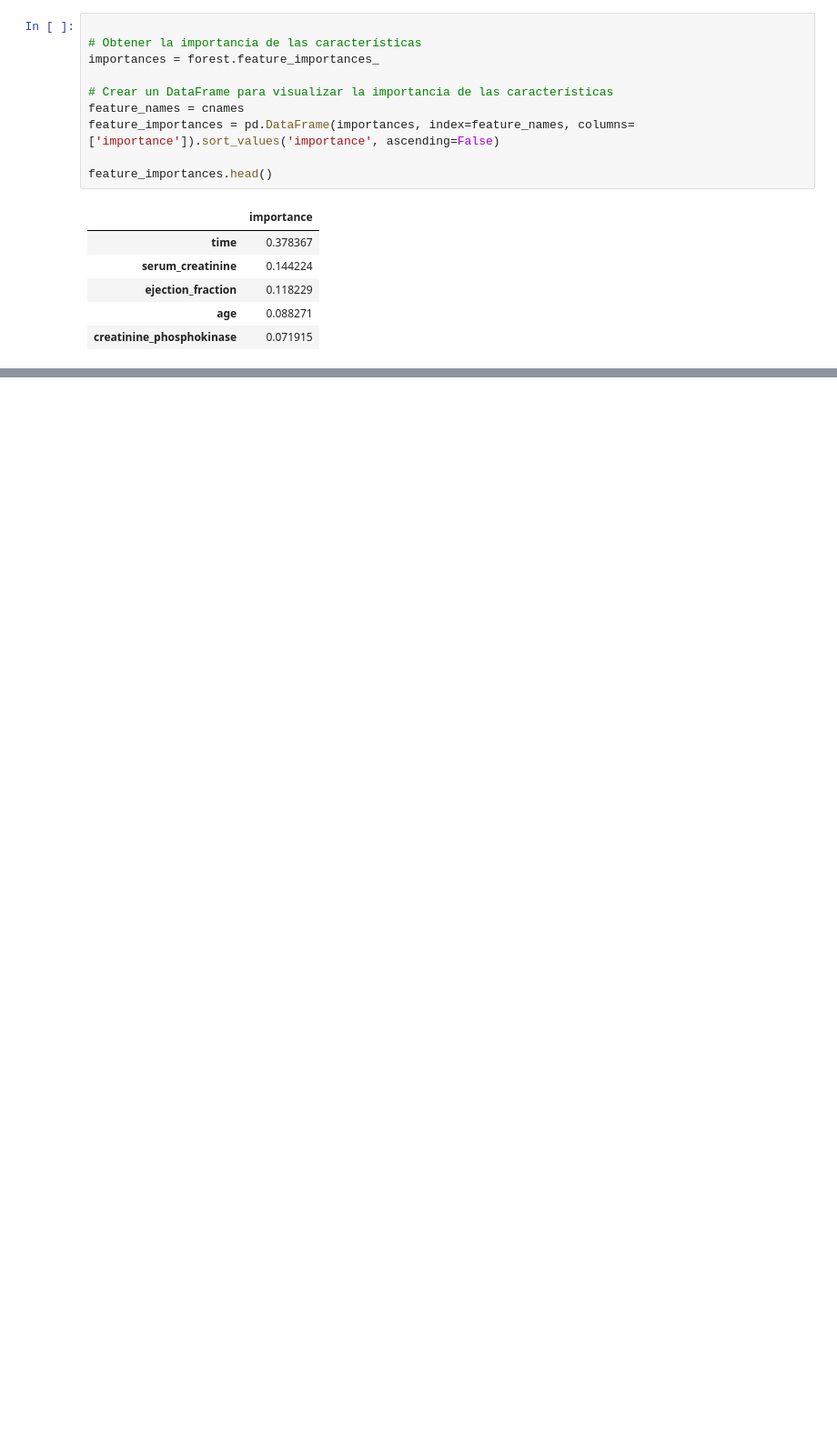
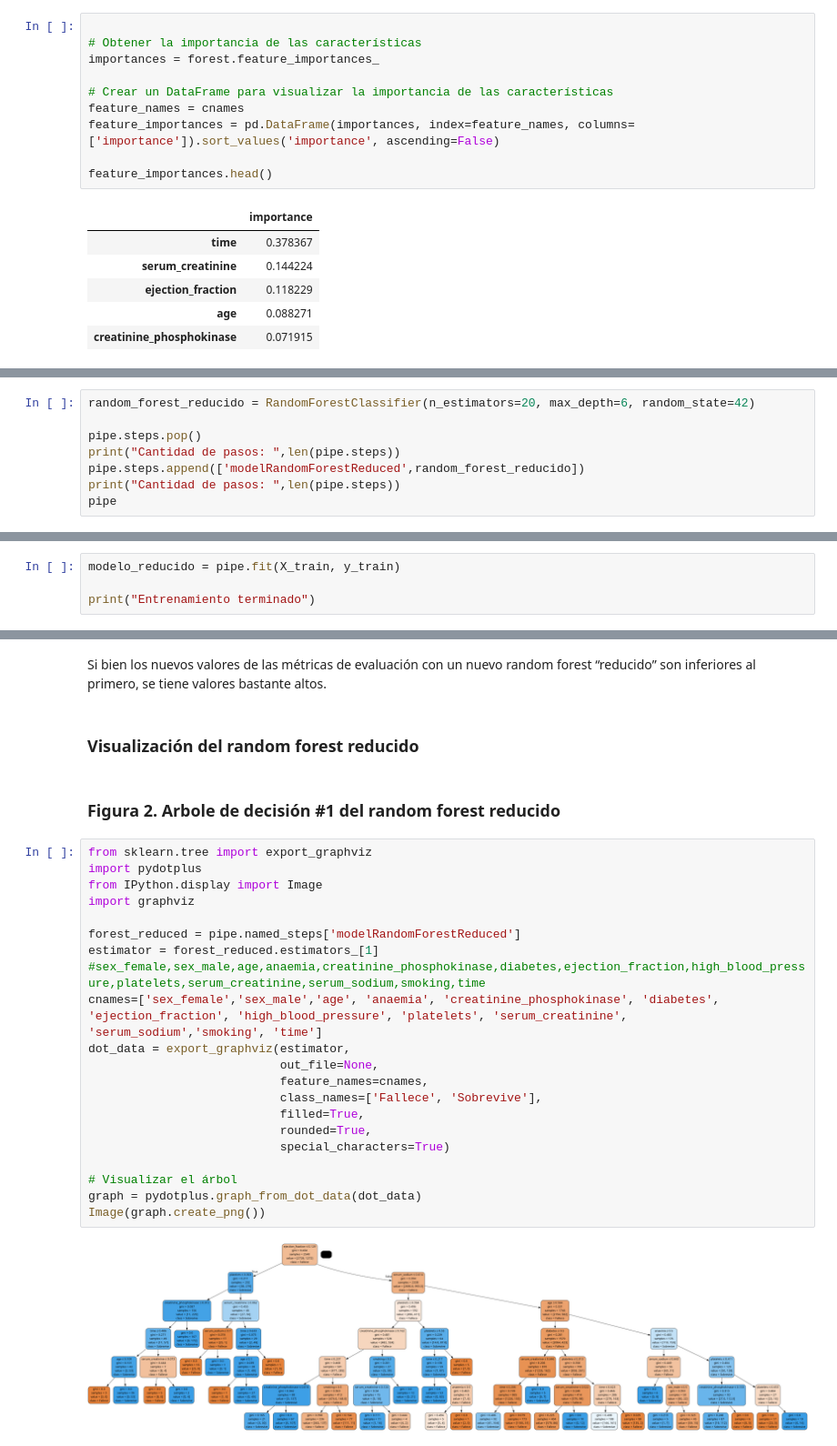
Before and after one commit to juandtap/ML_Random_Forest_SVM, a Jupyter notebook: ML_clasificacion_random_forest_svm_FASE2.ipynb, the cells around one changed output, grey strips where cells are left out. Shown at 91% size. Saved outputs shown, nothing was run; the diff lists cells and outputs as text; blank space fills up the shorter version.

```diff
--- a/ML_clasificacion_random_forest_svm_FASE2.ipynb
+++ b/ML_clasificacion_random_forest_svm_FASE2.ipynb
@@ -320,0 +343,8 @@ feature_importances.head()
+# %%
+random_forest_reducido = RandomForestClassifier(n_estimators=20, max_depth=6, random_state=42)
+
+pipe.steps.pop()
+print("Cantidad de pasos: ",len(pipe.steps))
+pipe.steps.append(['modelRandomForestReduced',random_forest_reducido])
+print("Cantidad de pasos: ",len(pipe.steps))
+pipe
@@ -320,0 +373,4 @@ feature_importances.head()
+# %%
+modelo_reducido = pipe.fit(X_train, y_train)
+
+print("Entrenamiento terminado")
@@ -320,0 +467,29 @@ feature_importances.head()
+# %% [markdown]
+Si bien los nuevos valores de las métricas de evaluación con un nuevo random forest “reducido” son inferiores al primero, se tiene valores bastante altos.
+# %% [markdown]
+### Visualización del random forest reducido
+# %% [markdown]
+### Figura 2. Arbole de decisión #1 del random forest reducido
+# %%
+from sklearn.tree import export_graphviz
+import pydotplus
+from IPython.display import Image
+import graphviz
+
+forest_reduced = pipe.named_steps['modelRandomForestReduced']
+estimator = forest_reduced.estimators_[1]
+#sex_female,sex_male,age,anaemia,creatinine_phosphokinase,diabetes,ejection_fraction,high_blood_pressure,platelets,serum_creatinine,serum_sodium,smoking,time
+cnames=['sex_female','sex_male','age', 'anaemia', 'creatinine_phosphokinase', 'diabetes', 'ejection_fraction', 'high_blood_pressure', 'platelets', 'serum_creatinine', 'serum_sodium','smoking', 'time']
+dot_data = export_graphviz(estimator,
+                           out_file=None,
+                           feature_names=cnames,
+                           class_names=['Fallece', 'Sobrevive'],
+                           filled=True,
+                           rounded=True,
+                           special_characters=True)
+
+# Visualizar el árbol
+graph = pydotplus.graph_from_dot_data(dot_data)
+Image(graph.create_png())
+# %% [output]
+[figure, added]
```
Also changed, not shown: parts of 23 cells of this notebook, 2 other files.
